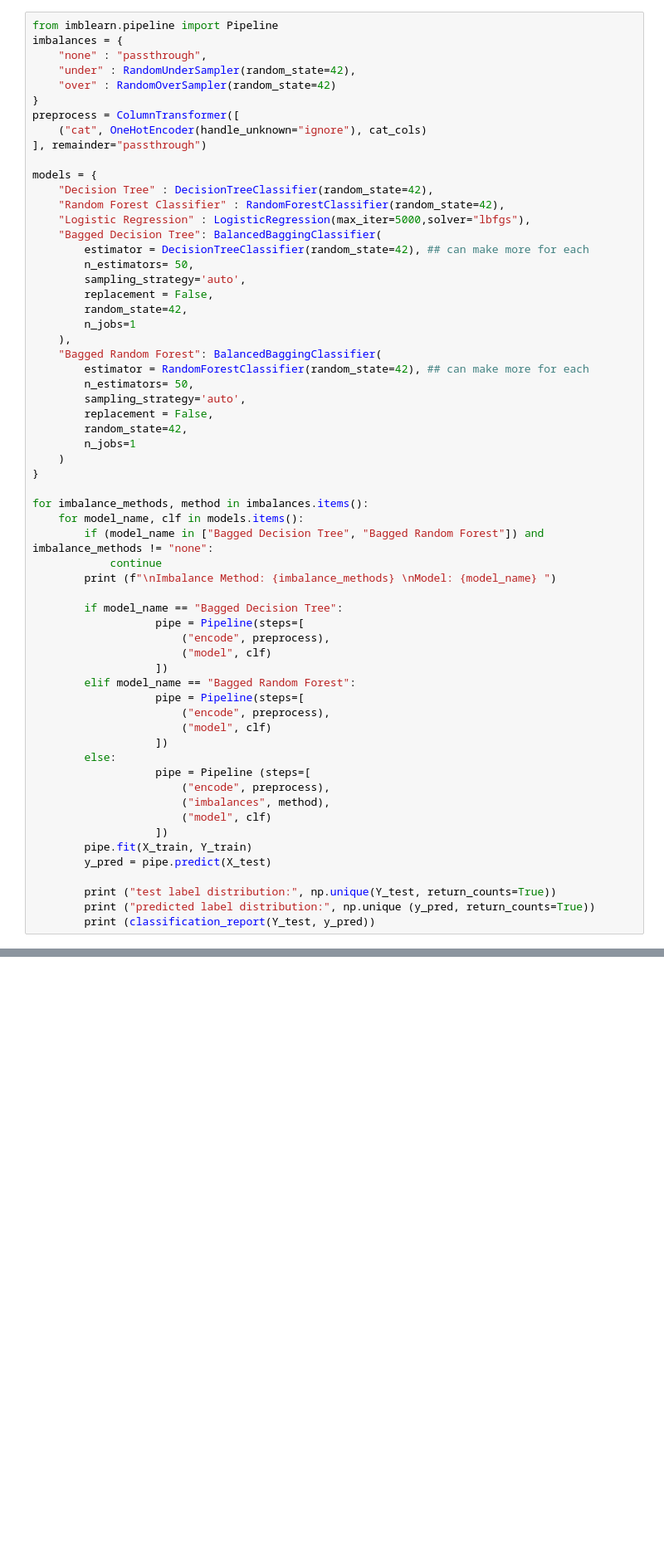
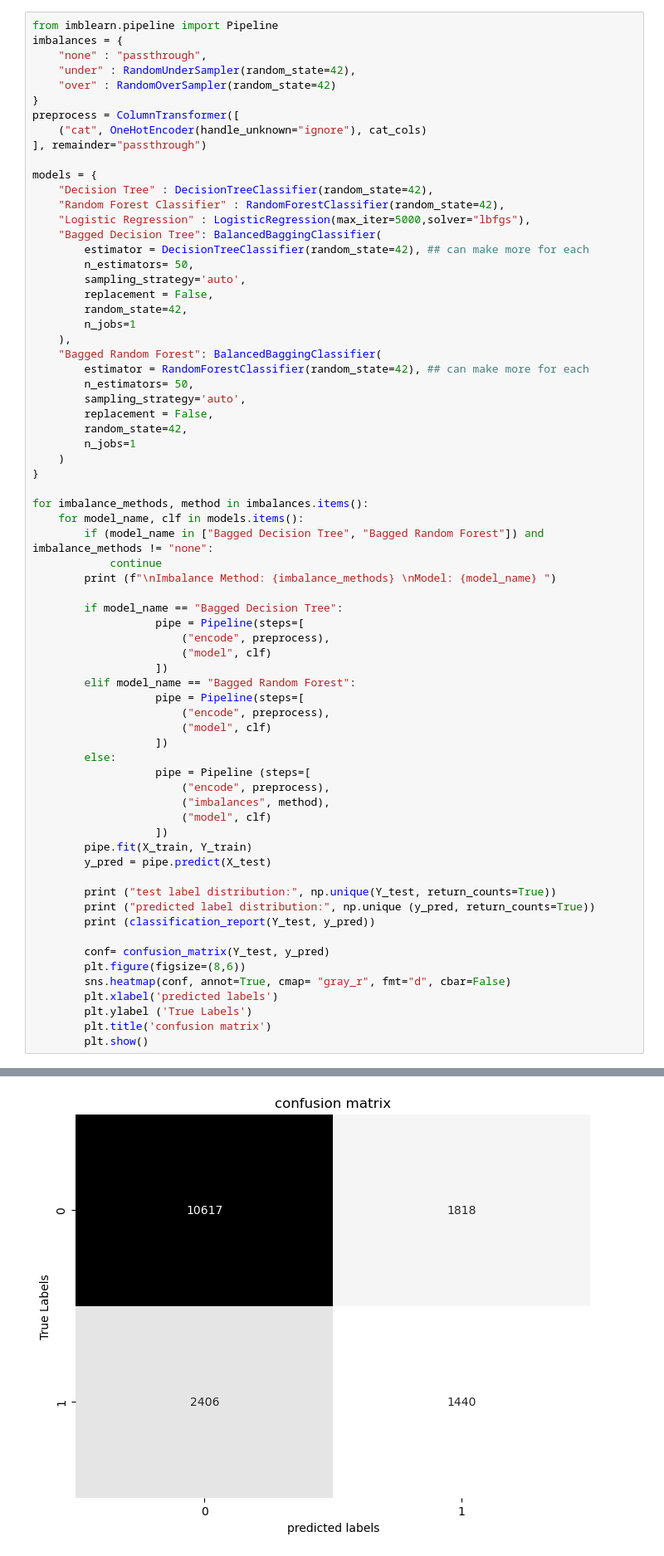
Before and after one commit to JohnAChester/fordham_classification, a Jupyter notebook: CombinedCode-Mode.ipynb, the cells around one changed output, grey strips where cells are left out. Shown at 83% size. Saved outputs shown, nothing was run; the diff lists cells and outputs as text; blank space fills up the shorter version.

Commit message:
added confusion matrix to CombinedCode-mode

```diff
--- a/CombinedCode-Mode.ipynb
+++ b/CombinedCode-Mode.ipynb
@@ -666,6 +672,14 @@ for imbalance_methods, method in imbalances.items():
         print ("test label distribution:", np.unique(Y_test, return_counts=True))
         print ("predicted label distribution:", np.unique (y_pred, return_counts=True))
         print (classification_report(Y_test, y_pred))
+
+        conf= confusion_matrix(Y_test, y_pred)
+        plt.figure(figsize=(8,6))
+        sns.heatmap(conf, annot=True, cmap= "gray_r", fmt="d", cbar=False)
+        plt.xlabel('predicted labels')
+        plt.ylabel ('True Labels')
+        plt.title('confusion matrix')
+        plt.show()
 # %% [output]
 Imbalance Method: none
 Model: Decision Tree
@@ -686,0 +696 @@ weighted avg       0.70      0.65      0.67     16281
+[figure, added]
```
Also changed, not shown: parts of 16 cells of this notebook.
